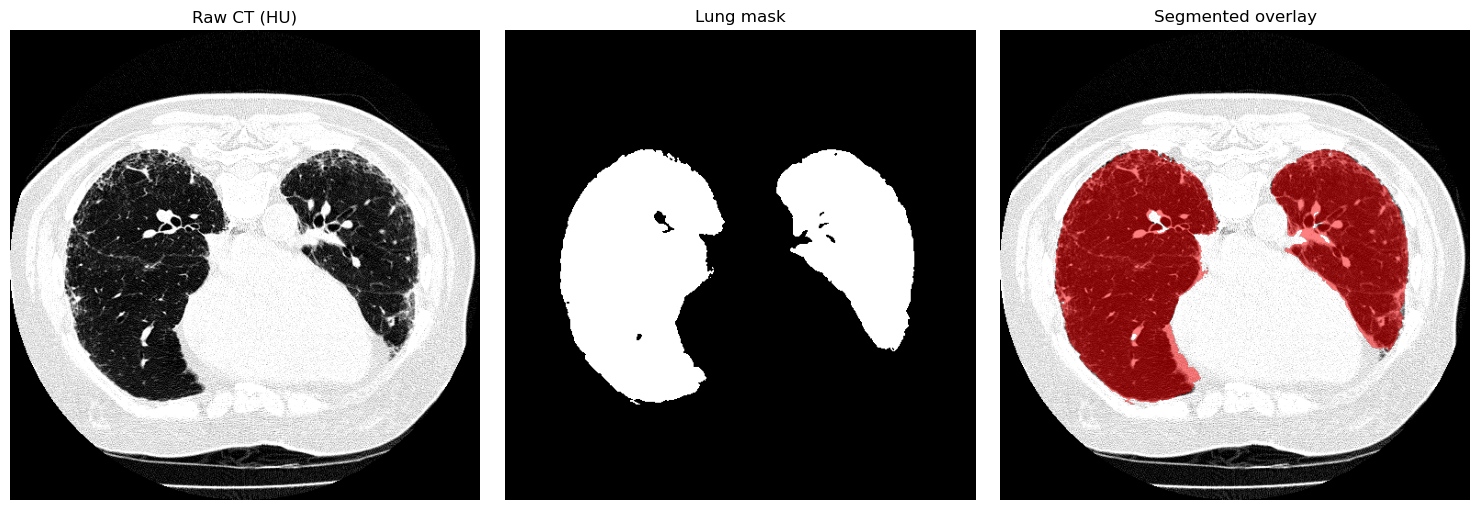
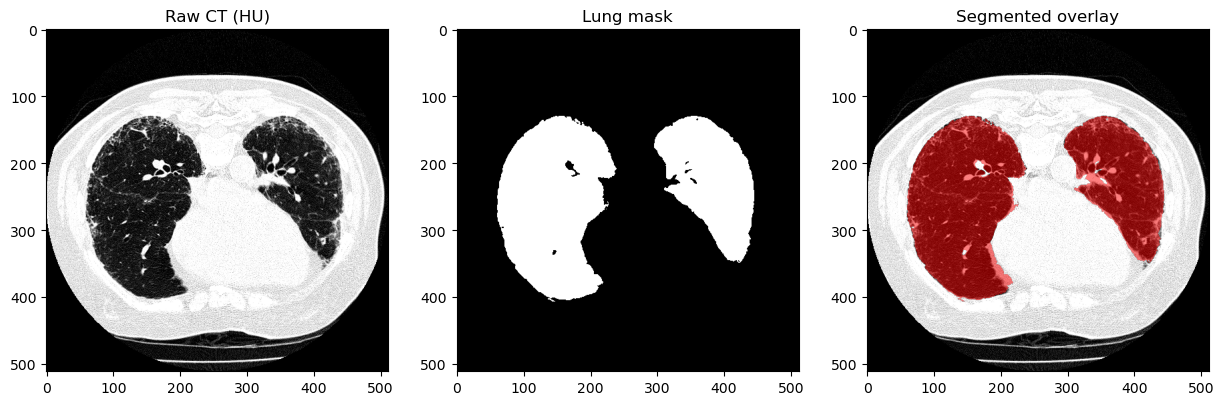
The change to this notebook cell's code, shown as a diff; its figure went from the first image to the second:
--- before
+++ after
@@ -3,5 +3,4 @@
 mask = patients_masks[pid]
 
-# slice with the most lung
 best = int(mask.sum(axis=(1, 2)).argmax())
 
@@ -18,6 +17,3 @@
 ax[2].set_title('Segmented overlay')
 
-for a in ax:
-    a.axis('off')
-plt.tight_layout()
 plt.show()

Commit: Add files via upload